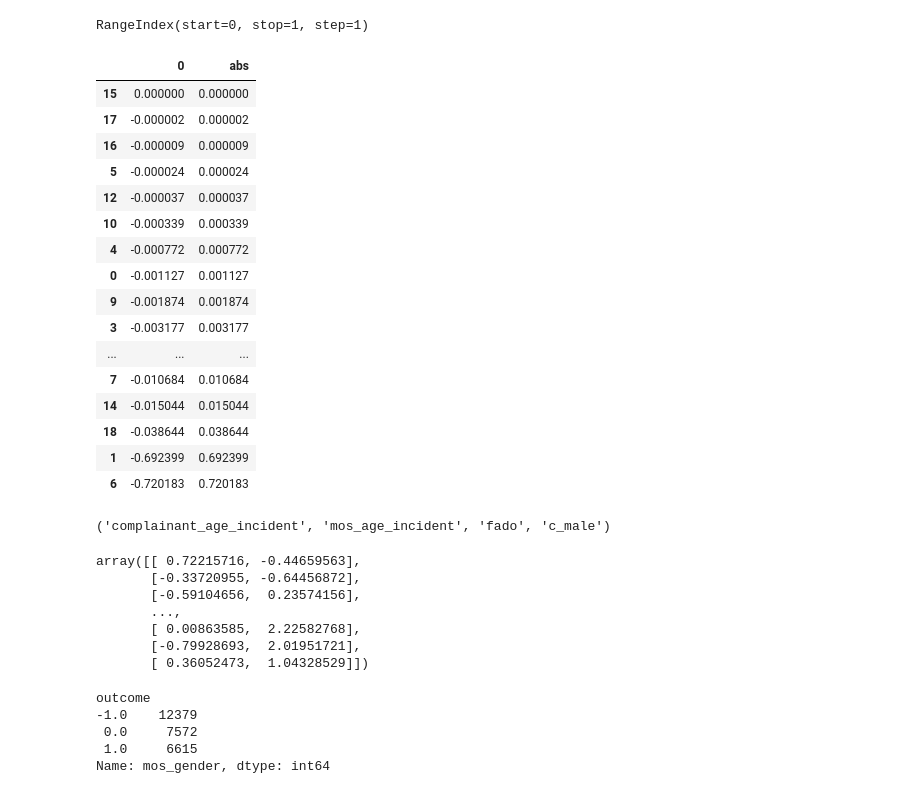
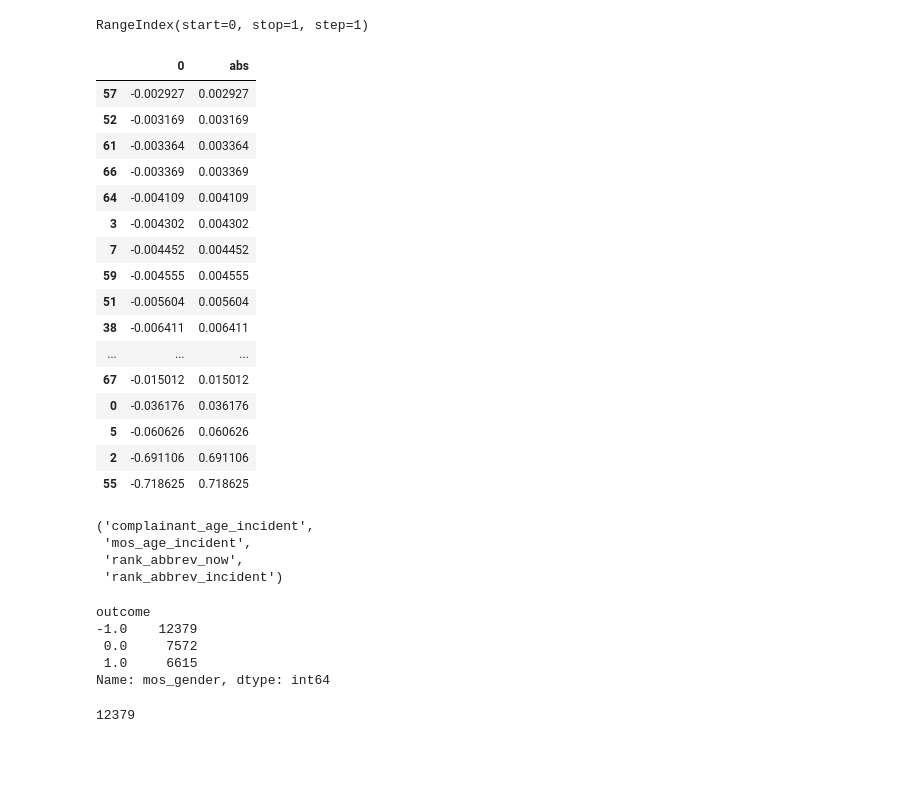
Before and after one commit to DSharm/nypd_misconduct, a Jupyter notebook: svd_exploration.ipynb, the cells around one changed output. Cells and saved outputs as stored; diff of their text form; code cells hidden in the pictures; blank space fills up the shorter version.

```diff
--- a/svd_exploration.ipynb
+++ b/svd_exploration.ipynb
@@ -11,5 +11,5 @@ from pipeline import generate_basic_exploration
 # %%
 df = pd.read_csv('allegations_cleaned2.csv')
 # %%
-for x in df.columns:
-    print(x)
+# for x in df.columns:
+#     print(x)
@@ -45,5 +27,5 @@ keep_vars = ['mos_gender','mos_age_incident','mos_hispanic','mos_black',
 # %%
-df = df[keep_vars]
+# df = df[keep_vars]
 # %%
 #df[['closure_time']].hist()
 # %%
@@ -112,8 +94,8 @@ Index(['mos_gender', 'mos_age_incident', 'mos_hispanic', 'mos_black',
 # %%
 # construct type of FADO as outcome
-train['fado'] = np.nan
-train.loc[train['abuse_of_authority']==1,'fado']=1
-train.loc[train['discourtesy']==1,'fado']=2
-train.loc[train['offensive_language']==1,'fado']=3
-train.loc[train['force']==1,'fado']=4
-train.drop(['abuse_of_authority',"discourtesy",'offensive_language','force'],axis=1,inplace=True)
+# train['fado'] = np.nan
+# train.loc[train['abuse_of_authority']==1,'fado']=1
+# train.loc[train['discourtesy']==1,'fado']=2
+# train.loc[train['offensive_language']==1,'fado']=3
+# train.loc[train['force']==1,'fado']=4
+# train.drop(['abuse_of_authority',"discourtesy",'offensive_language','force'],axis=1,inplace=True)
@@ -174,6 +132,7 @@ outcome_breakdown = train.groupby([outcome_var])['mos_gender'].count()
 # %%
 # let's take out just the features
-# train_features = train.drop(['officer_id',outcome_var,'Unnamed: 0','closure_time','demotion'],axis=1)
-train_features = train.drop(['officer_id',outcome_var],axis=1)
+train_features = train.drop(['officer_id',outcome_var,'Unnamed: 0','closure_time','demotion'],axis=1)
+# train_features = train.drop(['officer_id',outcome_var],axis=1)
+train_target = train[[outcome_var]]
 train_features.head()
 # %% [output]
@@ -241,30 +214,33 @@ RangeIndex(start=0, stop=1, step=1)
 # %%
 V1['abs'] = [abs(x) for x in V1[0]]
 # %%
-V1.sort_values(by='abs')
+V1.sort_values(by='abs').tail(20)
 # %% [output]
 |  | 0 | abs |
-| 15 | 0.000000 | 0.000000 |
-| 17 | -0.000002 | 0.000002 |
-| 16 | -0.000009 | 0.000009 |
-| 5 | -0.000024 | 0.000024 |
-| 12 | -0.000037 | 0.000037 |
-| 10 | -0.000339 | 0.000339 |
-| 4 | -0.000772 | 0.000772 |
-| 0 | -0.001127 | 0.001127 |
-| 9 | -0.001874 | 0.001874 |
-| 3 | -0.003177 | 0.003177 |
+| 57 | -0.002927 | 0.002927 |
+| 52 | -0.003169 | 0.003169 |
+| 61 | -0.003364 | 0.003364 |
+| 66 | -0.003369 | 0.003369 |
+| 64 | -0.004109 | 0.004109 |
+| 3 | -0.004302 | 0.004302 |
+| 7 | -0.004452 | 0.004452 |
+| 59 | -0.004555 | 0.004555 |
+| 51 | -0.005604 | 0.005604 |
+| 38 | -0.006411 | 0.006411 |
 | ... | ... | ... |
-| 7 | -0.010684 | 0.010684 |
-| 14 | -0.015044 | 0.015044 |
-| 18 | -0.038644 | 0.038644 |
-| 1 | -0.692399 | 0.692399 |
-| 6 | -0.720183 | 0.720183 |
+| 67 | -0.015012 | 0.015012 |
+| 0 | -0.036176 | 0.036176 |
+| 5 | -0.060626 | 0.060626 |
+| 2 | -0.691106 | 0.691106 |
+| 55 | -0.718625 | 0.718625 |
 # %%
 # 3 features that are most "representative" of the data - i.e. other columns give mostly redundant information
-train_features.columns[6],train_features.columns[1],train_features.columns[18],train_features.columns[14]
+train_features.columns[55],train_features.columns[2],train_features.columns[5],train_features.columns[0]
 # %% [output]
-('complainant_age_incident', 'mos_age_incident', 'fado', 'c_male')
+('complainant_age_incident',
+ 'mos_age_incident',
+ 'rank_abbrev_now',
+ 'rank_abbrev_incident')
 # %%
 # let's project onto the 3D subspace and see how well our data fits there
 
@@ -277,13 +251,3 @@ train_features = ( train_features - data_mean ) / data_std
-# %%
-z
-# %% [output]
-array([[ 0.72215716, -0.44659563],
-       [-0.33720955, -0.64456872],
-       [-0.59104656,  0.23574156],
-       ...,
-       [ 0.00863585,  2.22582768],
-       [-0.79928693,  2.01951721],
-       [ 0.36052473,  1.04328529]])
 # %%
 outcome_breakdown
 # %% [output]
@@ -292,6 +256,10 @@ outcome
  0.0     7572
  1.0     6615
 Name: mos_gender, dtype: int64
+# %%
+(train_target[:12379]==-1)['outcome'].sum()
+# %% [output]
+12379
 # %%
 pc = VT [:2 , :] @ train_features.T
 z = pc.T.to_numpy()
```
Also changed, not shown: parts of 37 cells of this notebook.
